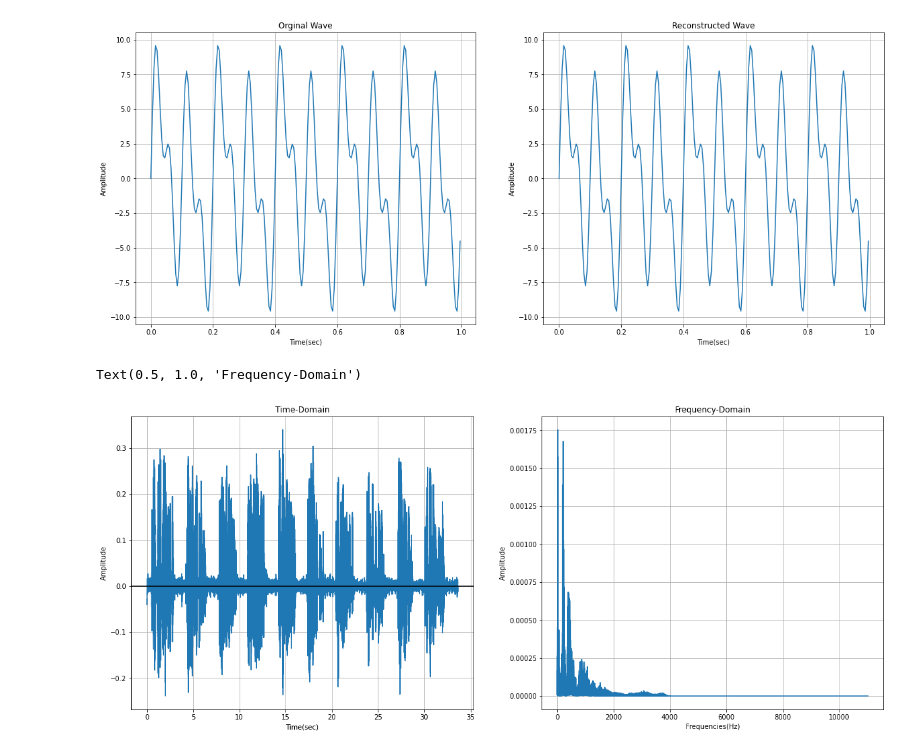
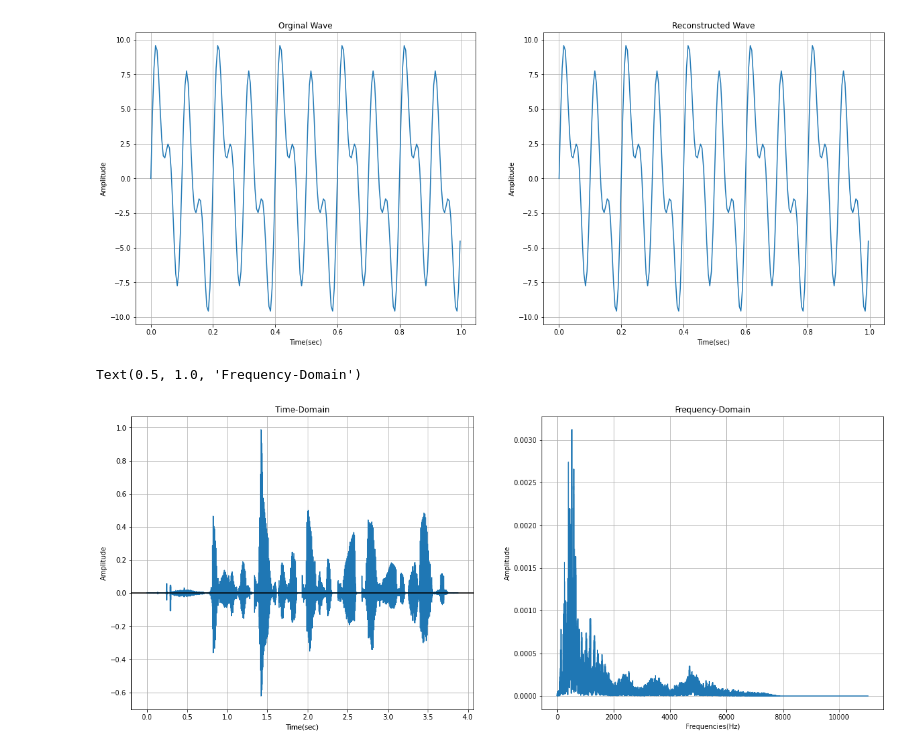
Before and after one commit to ftyers/iu-hse-asr-workshop, a Jupyter notebook: notebooks/Audio_Processing.ipynb, the cells around one changed output. Drawn from its saved outputs; the diff is of its cells as text; code cells hidden in the pictures.

```diff
--- a/notebooks/Audio_Processing.ipynb
+++ b/notebooks/Audio_Processing.ipynb
@@ -105,30 +105,30 @@ ax[1].set_title('Reconstructed Wave')
 Text(0.5, 1.0, 'Reconstructed Wave')
 [figure]
 # %%
-audio, fs = librosa.load('../audio/OSR_us_000_0010_8k.wav')
+audio, fs = librosa.load('../audio/250.wav')
 N = len(audio)
 t = np.arange(0, len(audio)/fs, 1/fs)
 fig, ax = plt.subplots(1, 2, figsize=(20, 8))
 ax=ax.ravel()
 ax[0].plot(t, audio)
 ax[0].set_xlabel('Time(sec)')
 ax[0].set_ylabel('Amplitude')
 ax[0].grid(True, which='both')
 ax[0].axhline(y=0, color='k')
 ax[0].set_title('Time-Domain')
 
 #FFT conversion
 ffts = FFT(audio)
 fft = (1/N)*np.abs(ffts)[:len(ffts)//2]
 freq = np.fft.fftfreq(N, 1/fs)
 ax[1].plot(freq[:len(fft)], fft)
 ax[1].set_xlabel('Frequencies(Hz)')
 ax[1].set_ylabel('Amplitude')
 ax[1].grid(True, which='both')
 ax[1].set_title('Frequency-Domain')
 # %% [output]
 Text(0.5, 1.0, 'Frequency-Domain')
-[figure, old version]
+[figure, new version]
 # %%
 #Inverse FFT conversion
 fig, ax = plt.subplots(1, 2, figsize=(20, 8))
```
Also changed, not shown: parts of 9 cells of this notebook.
